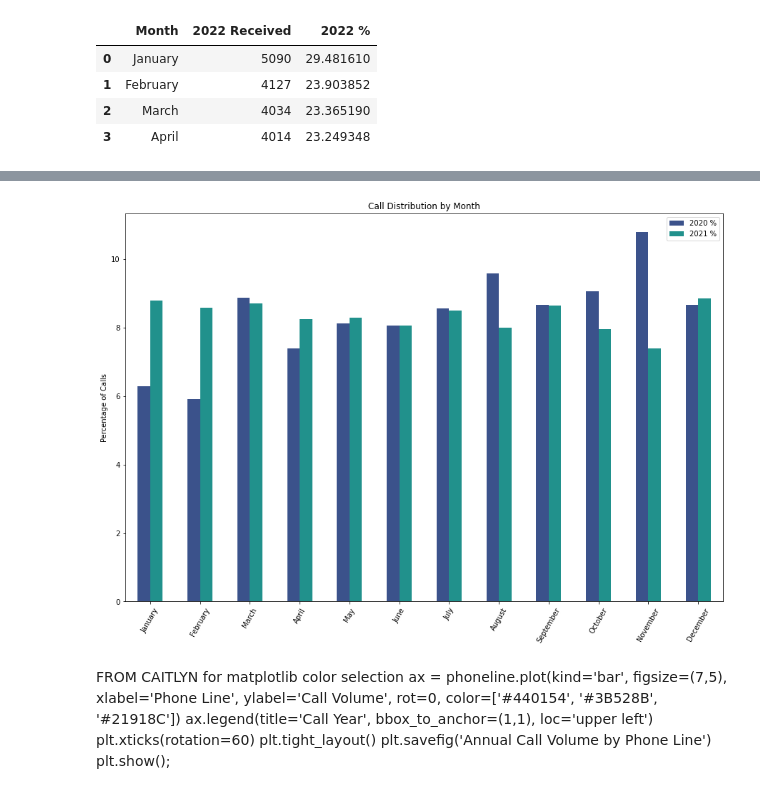
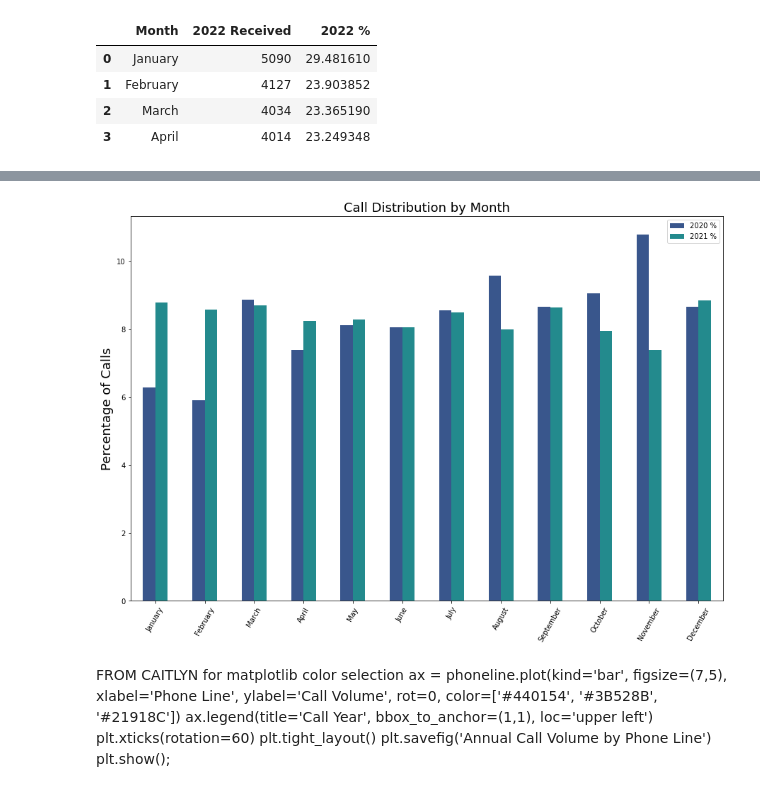
Before and after one commit to NSS-Data-Analytics-Cohort-6/fcs-crisis-sailing-the-seaborn, a Jupyter notebook: notebooks/EDA_fcs_crisis_abi.ipynb, the cells around one changed output, grey strips where cells are left out. Cells and saved outputs as stored; diff of their text form; code cells hidden in the pictures.

```diff
--- a/notebooks/EDA_fcs_crisis_abi.ipynb
+++ b/notebooks/EDA_fcs_crisis_abi.ipynb
@@ -947,21 +947,21 @@ norm_month_dist
 # %%
 #plt.figure(figsize=(20,20)) #not working
 #font = {'family' : 'normal',
        #'weight' : 'bold',
        #'size' : 22}
 #matplotlib.rc('font', **font)
-norm_month_dist.plot(x='Month', y=['2020 %', '2021 %'], kind='bar', color=['#3b528b', '#21918c'])#cmap='viridis')
+norm_month_dist.plot(x='Month', y=['2020 %', '2021 %'], kind='bar', color=['#39568CFF', '#238A8DFF'])#cmap='viridis')
 #deleted " , '2022 %' " from the .plot script because the 4-month data skews it
-plt.title('Call Distribution by Month')
-plt.ylabel('Percentage of Calls')
+plt.title('Call Distribution by Month', fontsize=18)
+plt.ylabel('Percentage of Calls', fontsize=18)
 plt.xlabel('')
 plt.xticks(rotation=60)
 #plt.legend('upper right') #this moved the legend but also changed the text... gotta revisit
 plt.gcf().set_size_inches(15, 10)   #I don't know why plt.figure is so finicky but this worked
 plt.show()
 #I'd like to change the colors and maybe mess with the font sizes more... but that can happen later
 # %% [output]
-[figure, old version]
+[figure, new version]
 # %%
 #spent all night doing project management stuff and helping other people oops
 # %%
```
Also changed, not shown: parts of 1 cell of this notebook.
